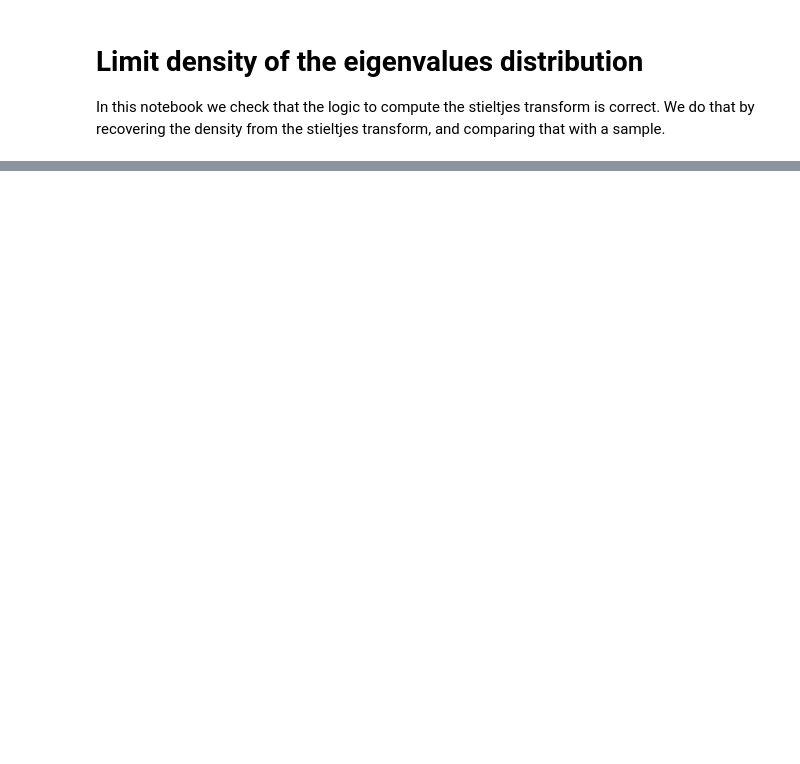
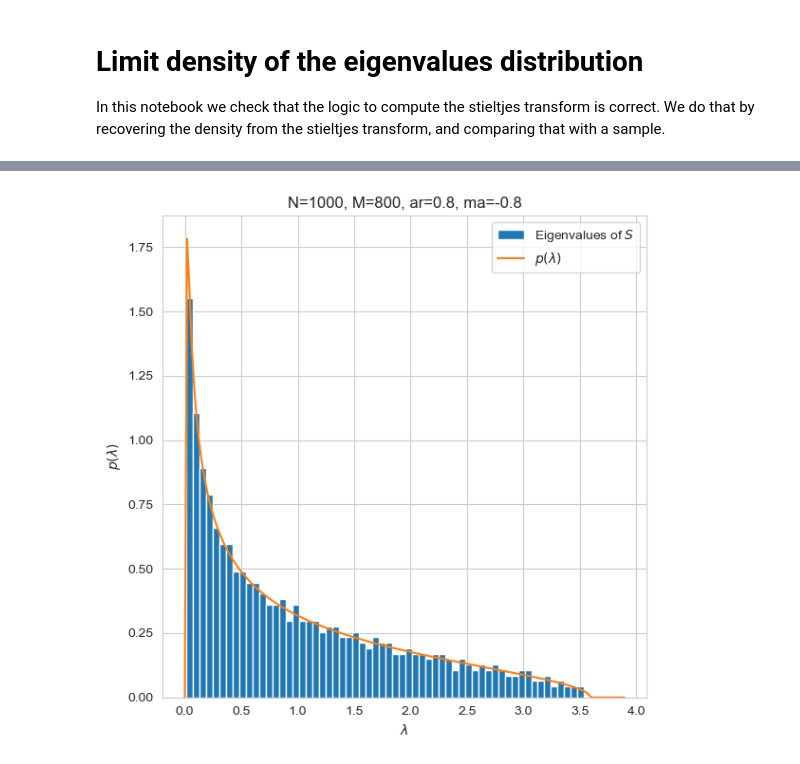
Before and after one commit to alexisrosuel/gpy-test, a Jupyter notebook: notebooks/validation/limit_spectral_density.ipynb, the cells around one changed output, grey strips where cells are left out. Saved outputs shown, nothing was run; the diff lists cells and outputs as text; code cells hidden in the pictures; blank space fills up the shorter version.

```diff
--- a/notebooks/validation/limit_spectral_density.ipynb
+++ b/notebooks/validation/limit_spectral_density.ipynb
@@ -158,0 +96,4 @@ fig.tight_layout()
+# %%
+plot_eig_distribution(1000, 800, 0.8, -0.8)
+# %% [output]
+[figure, added]
```
Also changed, not shown: parts of 6 cells of this notebook, 18 other files.
